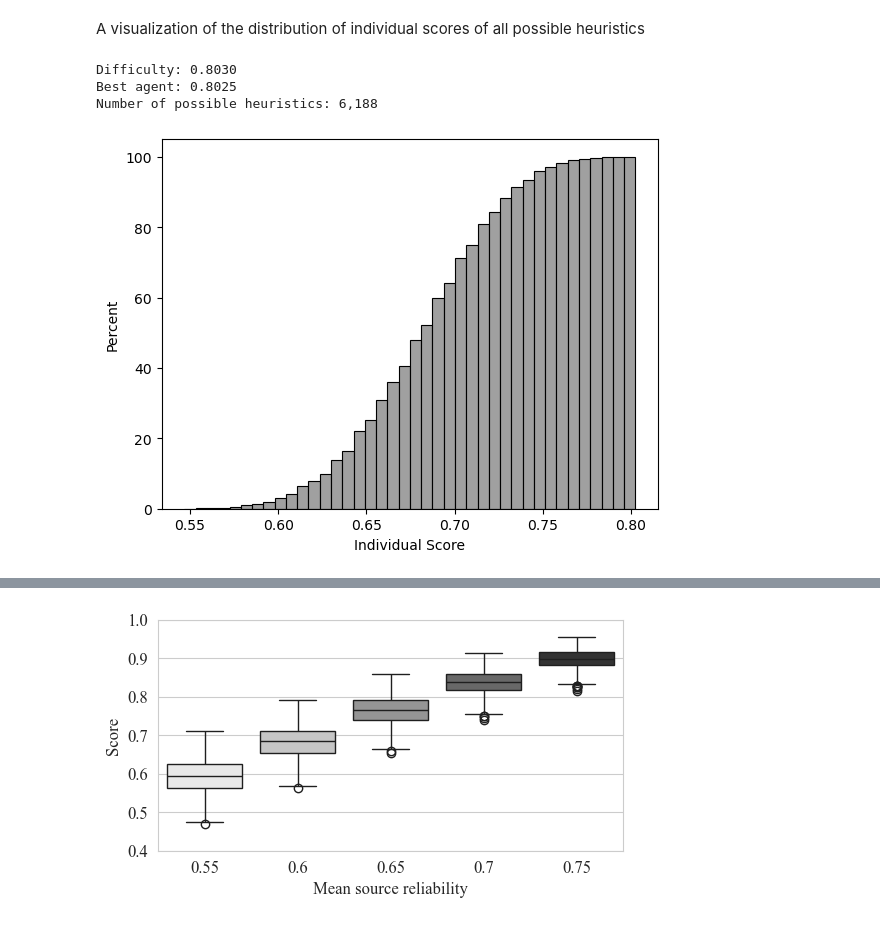
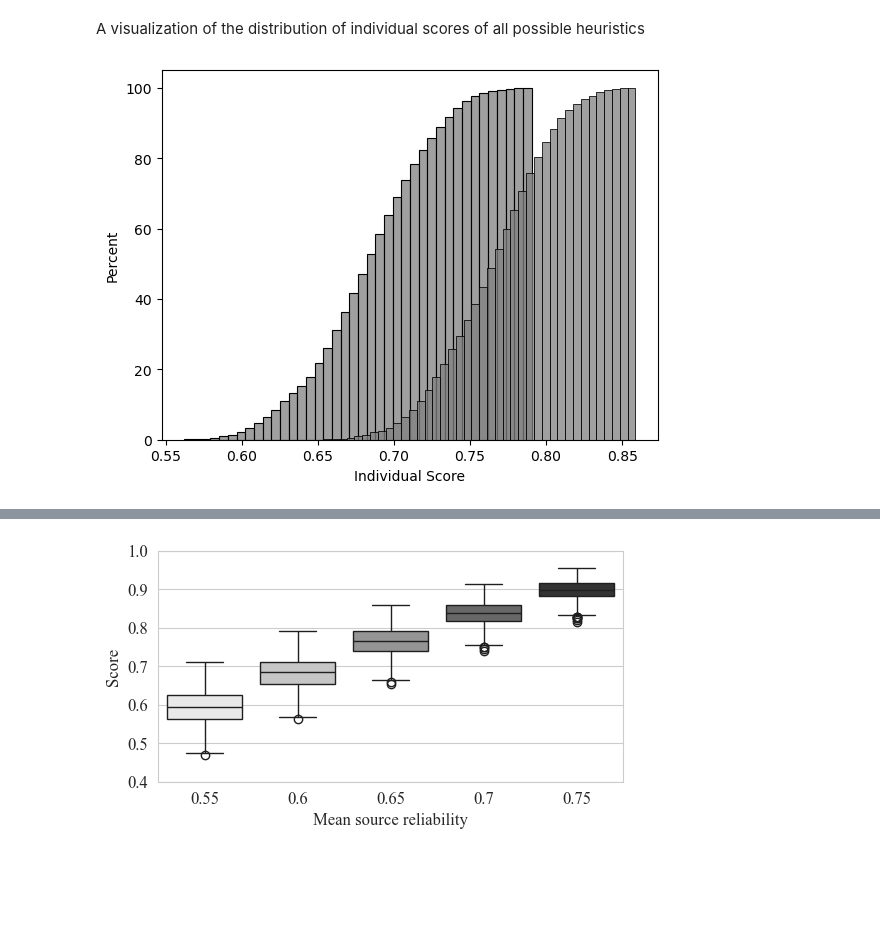
Before and after one commit to HeinDuijf/DiversityAbility, a Jupyter notebook: DataAnalysis.ipynb, the cells around one changed output, grey strips where cells are left out. Cells and saved outputs as stored; diff of their text form; code cells hidden in the pictures; blank space fills up the shorter version.

```diff
--- a/DataAnalysis.ipynb
+++ b/DataAnalysis.ipynb
@@ -219,24 +289,17 @@ A visualization of the distribution of individual scores of all possible heurist
 # %%
 from math import comb
 
-n_sources = 17
-sources = Sources(n_sources, reliability_distribution=("equidist", 0.6, 0.2))
+n_sources = 13
+for rel_mean in [0.6, 0.65]:
+    sources = Sources(n_sources, reliability_distribution=("equidist", rel_mean, 0.2))
 
-ranked_agents = generate_expert_team(sources, 5, comb(n_sources, 5))
+    ranked_agents = generate_expert_team(sources, 5, comb(n_sources, 5))
 
-scores = np.array([agent.score for agent in ranked_agents.members])
-fig = sns.histplot(scores, bins= 40, stat="percent", cumulative=True, color="gray")
-fig.set_xlabel("Individual Score")
-
-print(f"Difficulty: {sources.problem_difficulty():.4f}")
-best_agent = ranked_agents.members[0]
-print(f"Best agent: {best_agent.score:.4f}")
-print(f"Number of possible heuristics: {ranked_agents.size:,}")
+    scores = np.array([agent.score for agent in ranked_agents.members])
+    fig = sns.histplot(scores, bins= 40, stat="percent", cumulative=True, color="gray")
+    fig.set_xlabel("Individual Score")
 # %% [output]
-Difficulty: 0.8030
-Best agent: 0.8025
-Number of possible heuristics: 6,188
-[figure, old version]
+[figure, new version]
 # %%
 df_individual_scores()
 # %% [output]
```
Also changed, not shown: parts of 9 cells of this notebook.
